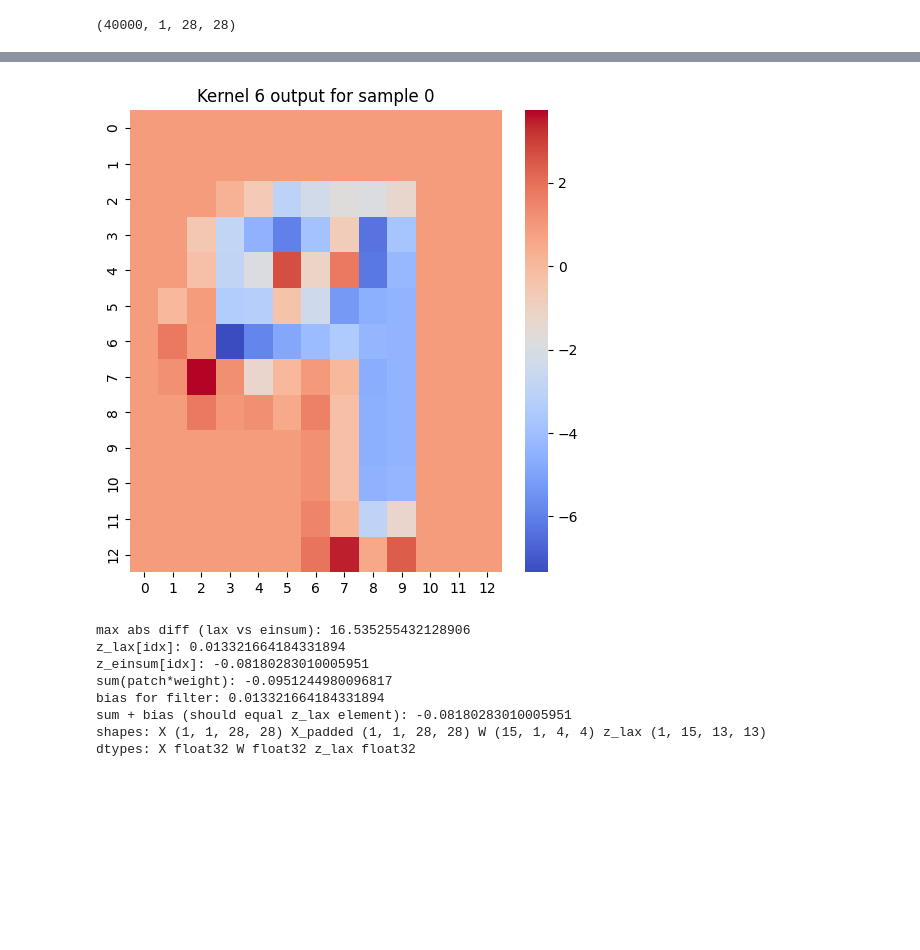
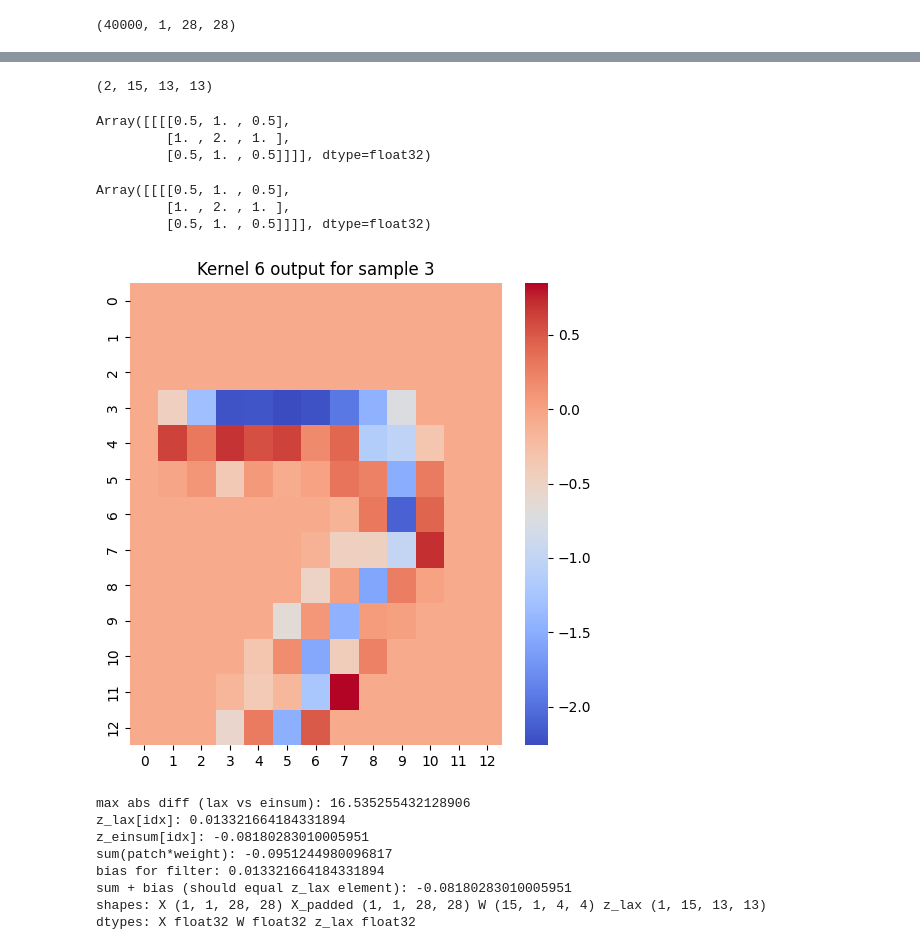
Before and after one commit to SanjithKumar2/MiniTorch, a Jupyter notebook: LeCunn.ipynb, the cells around one changed output, grey strips where cells are left out. Drawn from its saved outputs; the diff is of its cells as text; code cells hidden in the pictures; blank space fills up the shorter version.

```diff
--- a/LeCunn.ipynb
+++ b/LeCunn.ipynb
@@ -438,0 +511,4 @@ z = jnp.einsum('bhwckl,fckl->bfhw',patches,W) + b[None,:,None,None]
+# %%
+Conv2D._conv2d_backward(X,W,stride,O)
+# %% [output]
+(2, 15, 13, 13)
@@ -439,9 +522,21 @@ z = jnp.einsum('bhwckl,fckl->bfhw',patches,W) + b[None,:,None,None]
+# %%
+dL_dinput
+# %% [output]
+Array([[[[0.5, 1. , 0.5],
+         [1. , 2. , 1. ],
+         [0.5, 1. , 0.5]]]], dtype=float32)
+# %%
+jnp.reshape(dL_dinput, (1,1,3,3))
+# %% [output]
+Array([[[[0.5, 1. , 0.5],
+         [1. , 2. , 1. ],
+         [0.5, 1. , 0.5]]]], dtype=float32)
 # %%
 from MiniTorch.plotutils import show_conv_out
 # %%
-show_conv_out(net.layers[0],0,6)
+show_conv_out(net.layers[0],3,6)
 # %% [output]
-[figure, old version]
+[figure, new version]
 # %%
 def debug_conv_mismatch(layer, X):
     # ensure jnp arrays
```
Also changed, not shown: parts of 20 cells of this notebook, 2 other files.
